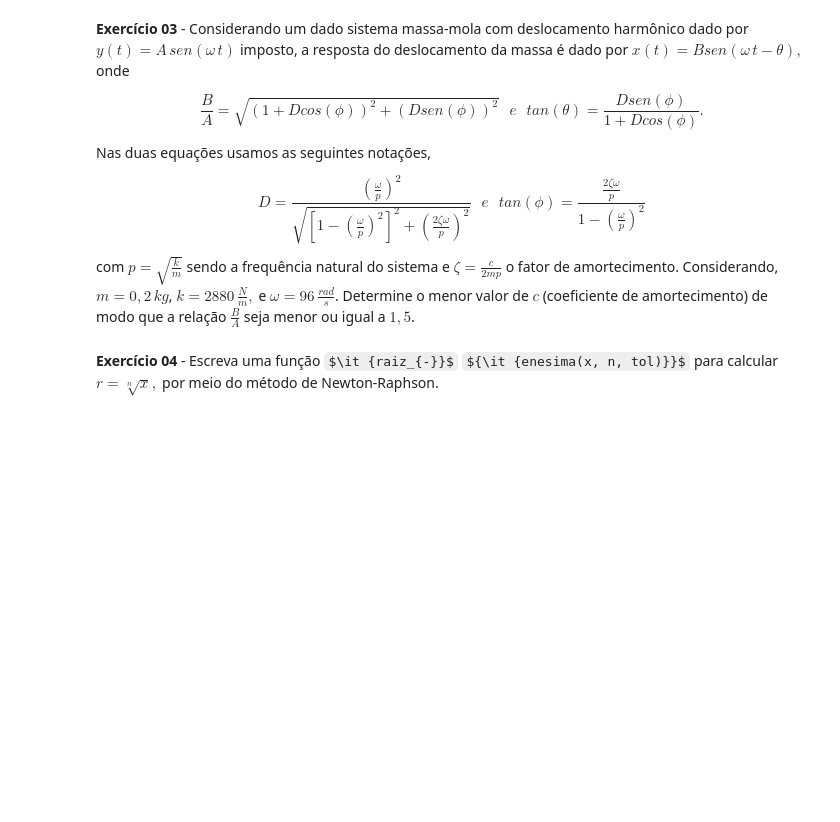
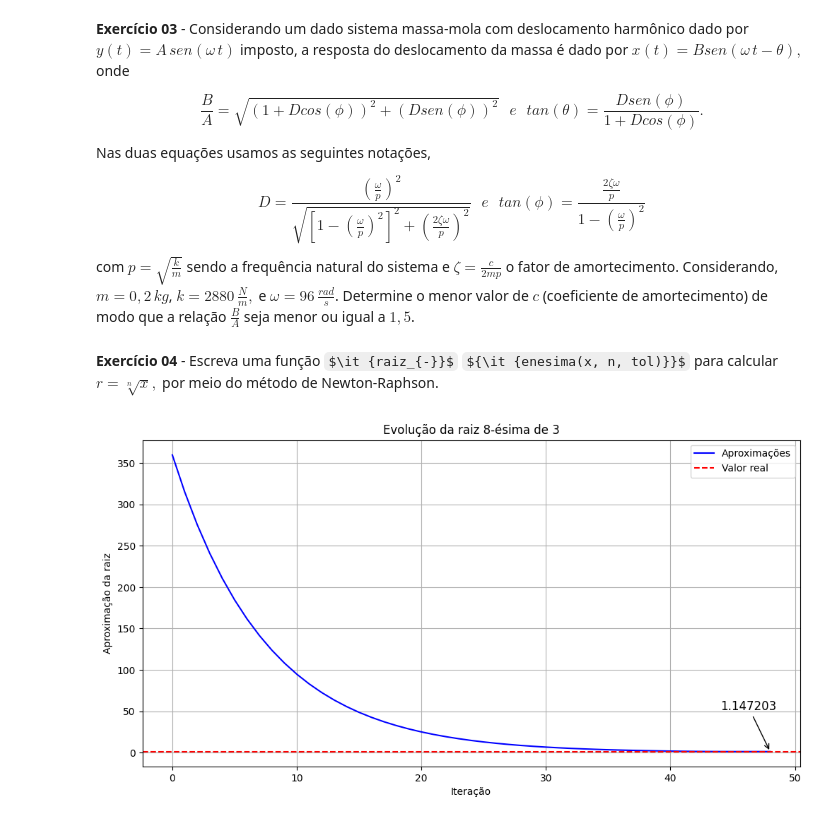
Before and after one commit to DanielMedeiros1/LAB-CN, a Jupyter notebook: Lab_02.ipynb, the cells around one changed output. Saved outputs shown, nothing was run; the diff lists cells and outputs as text; code cells hidden in the pictures; some formulas as TeX source; blank space fills up the shorter version.

```diff
--- a/Lab_02.ipynb
+++ b/Lab_02.ipynb
@@ -52,0 +110,12 @@ volte ao passo 02.
+# %%
+import numpy as np
+import matplotlib.pyplot as plt
+
+x = np.linspace(-2,5,100)
+fx = x + 3*np.cos(x) - 2
+
+fig, ax = plt.subplots()
+
+ax.plot(x,fx)
+ax.grid()
+plt.show()
@@ -126,24 +264,45 @@ com $p = \sqrt{\frac{k}{m}}$ sendo a frequência natural do sistema e $\zeta = \
 **Exercício 04** - Escreva uma função $\it {raiz_{-}}$ ${\it {enesima(x, n, tol)}}$ para calcular $r = \sqrt[n]{x},$ por meio do método de Newton-Raphson.
 # %%
 import numpy as np
+import matplotlib.pyplot as plt
 
 def raiz_enesima(x, n, tol=1e-10):
 
     r = x / n
+    valores = []
 
     for _ in range(1000):
         novo_valor = r - (r**n - x) / (n * r**(n - 1))
+        valores.append(novo_valor)
         erro_relativo = np.abs(novo_valor - r) / np.abs(novo_valor)
 
         if erro_relativo < tol:
-            return novo_valor
+            break
         else:
             r = novo_valor
+
+    valor_real = x**(1/n)
+
+    plt.figure(figsize=(12, 6))
+    plt.plot(valores, label="Aproximações", color="blue")
+    plt.axhline(y=valor_real, linestyle='--', label="Valor real", color="red")
+    plt.annotate(f"{valor_real:.6f}",
+             xy=(len(valores)-1, valor_real),
+             xytext=(len(valores) - 5, valor_real + 50),
+             arrowprops=dict(arrowstyle="->", color='black'),
+             fontsize=12)
+    plt.xlabel("Iteração")
+    plt.ylabel("Aproximação da raiz")
+    plt.title(f"Evolução da raiz {n}-ésima de {x}")
+    plt.grid(True)
+    plt.legend()
+    plt.show()
 
     return r
 
 x = 3
 n = 8
 resultado = raiz_enesima(x, n)
 print(f"A raiz {n}-ésima de {x} é aproximadamente {resultado}")
 # %% [output]
+[figure, added]
```
Also changed, not shown: parts of 7 cells of this notebook.
